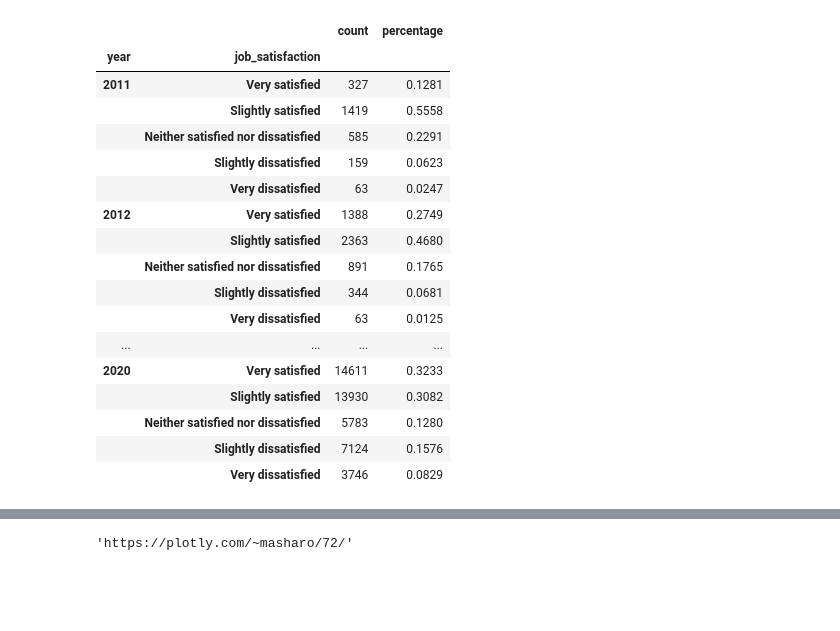
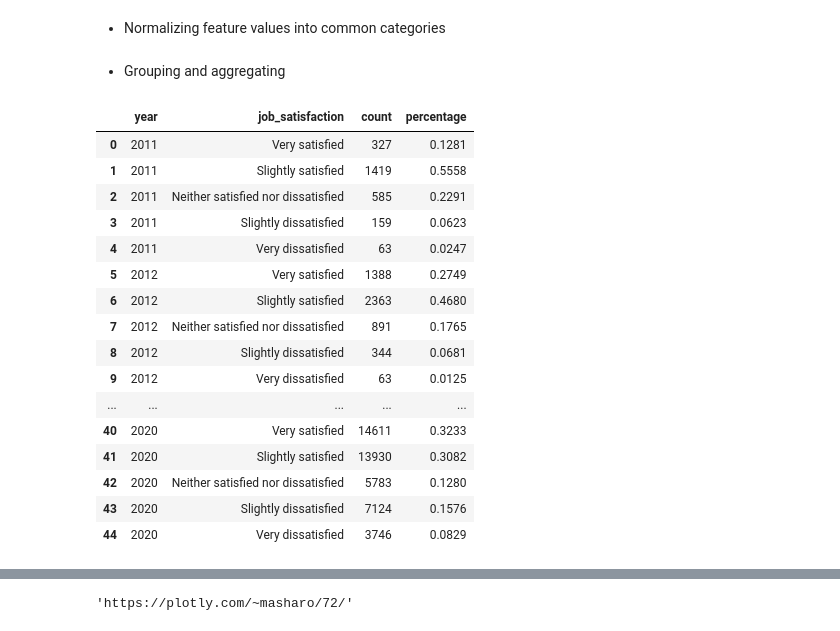
Before and after one commit to IsmaelMasharo/stack-overflow-survey-analysis, a Jupyter notebook: job_satisfaction_eda.ipynb, the cells around one changed output, grey strips where cells are left out. Cells and saved outputs as stored; diff of their text form; code cells hidden in the pictures; blank space fills up the shorter version.

```diff
--- a/job_satisfaction_eda.ipynb
+++ b/job_satisfaction_eda.ipynb
@@ -22,8 +23,3 @@ pd.set_option('display.max_rows', None)
 pd.set_option('display.max_columns', None)
 pd.set_option('display.width', None)
 pd.set_option('display.max_colwidth', None)
-# %%
-dataset = 'survey_report_combined.csv'
-df = pd.read_csv(dataset, dtype=object)
-df.year = pd.to_datetime(df.year).dt.year
-df.original_missing_values_per_row_percentage = df.original_missing_values_per_row_percentage.astype(float)
@@ -49,0 +26,2 @@ memory usage: 59.7+ MB
+# %%
+df_explorer = SODataSetExplorer()
@@ -50 +79,9 @@ memory usage: 59.7+ MB
+# %%
+df_job_satisfaction = [
+    df[['year', 'job_satisfaction']] for df in df_explorer.datasets.values()
+    if 'job_satisfaction' in df.columns.tolist()
+]
+
+concat_job_satisfaction = pd.concat(df_job_satisfaction, ignore_index=True)
+concat_job_satisfaction.year = pd.to_datetime(concat_job_satisfaction.year).dt.year
 # %%
@@ -59,35 +96,38 @@ df.head()
+# %% [markdown]
+* Normalizing feature values into common categories
 # %%
-from scripts.satisfaction_labeling import satisfaction_labeling, satisfaction_scale
-
-df['job_satisfaction'] = df.job_satisfaction.map(
-    lambda x: satisfaction_labeling.get(x, x)
+concat_job_satisfaction['job_satisfaction'] = concat_job_satisfaction.job_satisfaction.map(
+    lambda x: job_satisfaction_labeling.get(x, x)
 )
 
-df = df[df['job_satisfaction'].isin(satisfaction_scale)]
-df['job_satisfaction'] = pd.Categorical(df['job_satisfaction'], satisfaction_scale)
+filtered_job_sat = concat_job_satisfaction['job_satisfaction'].isin(job_satisfaction_scale)
+concat_job_satisfaction = concat_job_satisfaction[filtered_job_sat]
+
+concat_job_satisfaction['job_satisfaction'] = pd.Categorical(concat_job_satisfaction['job_satisfaction'], job_satisfaction_scale)
+# %% [markdown]
+* Grouping and aggregating
 # %%
-job_satisfaction_df = df.groupby(['year', 'job_satisfaction']).job_satisfaction.count().to_frame()
+job_satisfaction_df = concat_job_satisfaction.groupby(['year', 'job_satisfaction']).job_satisfaction.count().to_frame()
 job_satisfaction_df.columns = ['count']
 job_satisfaction_df['percentage'] = job_satisfaction_df.groupby(level=0).apply(lambda x: x / float(x.sum())).round(4)
+job_satisfaction_df.reset_index(inplace=True)
+
 display(job_satisfaction_df)
-
-job_satisfaction_df.reset_index(inplace=True)
 # %% [output]
-|  |  | count | percentage |
-| year | job_satisfaction |  |  |
-| 2011 | Very satisfied | 327 | 0.1281 |
-|  | Slightly satisfied | 1419 | 0.5558 |
-|  | Neither satisfied nor dissatisfied | 585 | 0.2291 |
-|  | Slightly dissatisfied | 159 | 0.0623 |
-|  | Very dissatisfied | 63 | 0.0247 |
-| 2012 | Very satisfied | 1388 | 0.2749 |
-|  | Slightly satisfied | 2363 | 0.4680 |
-|  | Neither satisfied nor dissatisfied | 891 | 0.1765 |
-|  | Slightly dissatisfied | 344 | 0.0681 |
-|  | Very dissatisfied | 63 | 0.0125 |
-| ... | ... | ... | ... |
-| 2020 | Very satisfied | 14611 | 0.3233 |
-|  | Slightly satisfied | 13930 | 0.3082 |
-|  | Neither satisfied nor dissatisfied | 5783 | 0.1280 |
-|  | Slightly dissatisfied | 7124 | 0.1576 |
-|  | Very dissatisfied | 3746 | 0.0829 |
+|  | year | job_satisfaction | count | percentage |
+| 0 | 2011 | Very satisfied | 327 | 0.1281 |
+| 1 | 2011 | Slightly satisfied | 1419 | 0.5558 |
+| 2 | 2011 | Neither satisfied nor dissatisfied | 585 | 0.2291 |
+| 3 | 2011 | Slightly dissatisfied | 159 | 0.0623 |
+| 4 | 2011 | Very dissatisfied | 63 | 0.0247 |
+| 5 | 2012 | Very satisfied | 1388 | 0.2749 |
+| 6 | 2012 | Slightly satisfied | 2363 | 0.4680 |
+| 7 | 2012 | Neither satisfied nor dissatisfied | 891 | 0.1765 |
+| 8 | 2012 | Slightly dissatisfied | 344 | 0.0681 |
+| 9 | 2012 | Very dissatisfied | 63 | 0.0125 |
+| ... | ... | ... | ... | ... |
+| 40 | 2020 | Very satisfied | 14611 | 0.3233 |
+| 41 | 2020 | Slightly satisfied | 13930 | 0.3082 |
+| 42 | 2020 | Neither satisfied nor dissatisfied | 5783 | 0.1280 |
+| 43 | 2020 | Slightly dissatisfied | 7124 | 0.1576 |
+| 44 | 2020 | Very dissatisfied | 3746 | 0.0829 |
```
Also changed, not shown: parts of 11 cells of this notebook, 3 other files.
